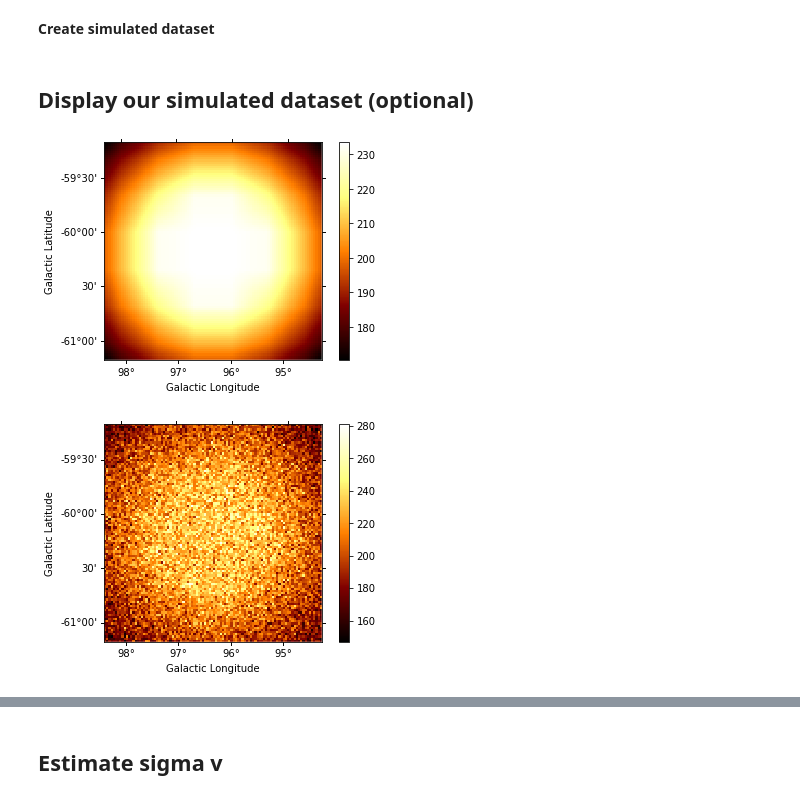
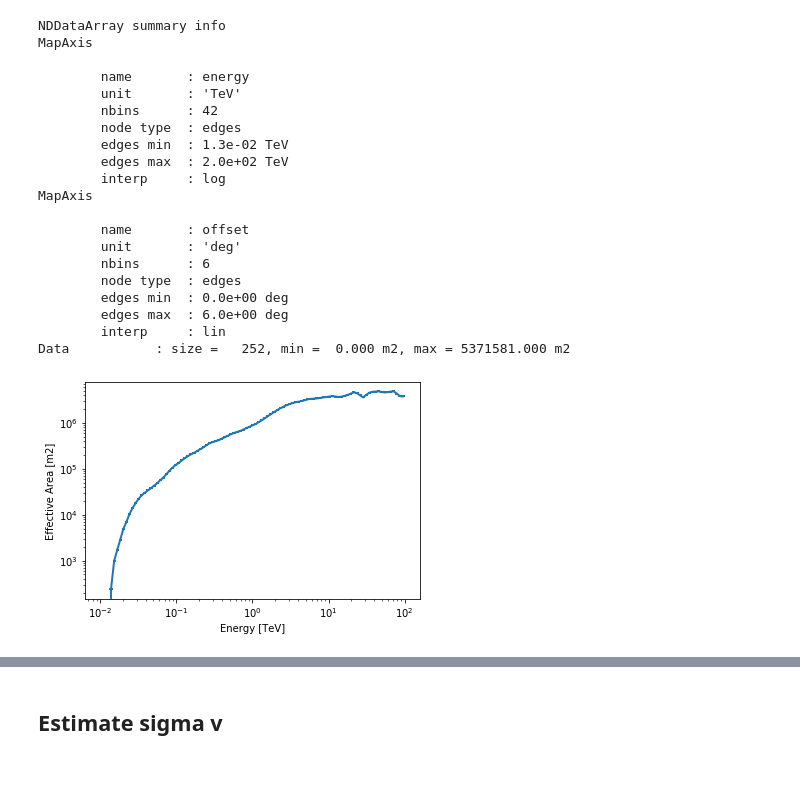
Before and after one commit to peroju/dm-gammapy, a Jupyter notebook: notebooks/DarkMatterUseCaseSigmaVEstimator.ipynb, the cells around one changed output, grey strips where cells are left out. Saved outputs shown, nothing was run; the diff lists cells and outputs as text; code cells hidden in the pictures; blank space fills up the shorter version.

```diff
--- a/notebooks/DarkMatterUseCaseSigmaVEstimator.ipynb
+++ b/notebooks/DarkMatterUseCaseSigmaVEstimator.ipynb
@@ -18,0 +16,18 @@ from gammapy.modeling import Fit
+# %%
+# -
+livetime = 100 * u.h # in hours
+offset = 0.5 * u.deg
+GLON=0 * u.deg  # -> convert to ALtAz
+GLAT=0 * u.deg  # -> convert to ALtAz
+
+# Energy from 0.01 to 100 TeV with 20 bins/decade
+energy = np.logspace(-1.8, 1.5, 20) * u.TeV
+
+# Energy true wider range and higher number of bins
+energy_true = np.logspace(-2, 2, 100) * u.TeV
+
+# DMAnnihilation Model
+JFAC = 3.41e19 * u.Unit("GeV2 cm-5") # point source
+mDM = 5000*u.Unit("GeV")
+channel = "b"
+redshift = 5
@@ -19,3 +36,6 @@ from gammapy.modeling import Fit
 # %%
-filename = "$CTADATA/caldb/data/cta/1dc/bcf/South_z20_50h/irf_file.fits"
-irfs = load_cta_irfs(filename)
+# Load IRFs
+filename = (
+    "$GAMMAPY_DATA/cta-1dc/caldb/data/cta/1dc/bcf/South_z20_50h/irf_file.fits"
+)
+cta_irf = load_cta_irfs(filename)
@@ -46,4 +41,0 @@ geom = WcsGeom.create(
-# %%
-pointing = src_pos
-livetime = 50 * u.hour
-offset = 2 * u.deg
@@ -76,2 +41,0 @@ sky_model = SkyModel(
-# %% [markdown]
-**Create simulated dataset**
@@ -87,13 +42,27 @@ simulated_ds = simulate_dataset(
-# %% [markdown]
-## Display our simulated dataset (optional)
-# %%
-npred_map = simulated_ds.npred()
-npred_map.sum_over_axes().plot(add_cbar=True);
-#npred_map.plot_interactive(add_cbar=True);
-# %% [output]
-[figure, removed]
-# %%
-simulated_ds.counts.sum_over_axes().plot(add_cbar=True);
-#simulated_ds.counts.plot_interactive(add_cbar=True);
-# %% [output]
-[figure, removed]
+# %%
+aeff = cta_irf["aeff"].to_effective_area_table(offset=offset, energy=energy_true)
+aeff.plot()
+plt.loglog()
+print(cta_irf["aeff"].data)
+# %% [output]
+NDDataArray summary info
+MapAxis
+
+        name       : energy
+        unit       : 'TeV'
+        nbins      : 42
+        node type  : edges
+        edges min  : 1.3e-02 TeV
+        edges max  : 2.0e+02 TeV
+        interp     : log
+MapAxis
+
+        name       : offset
+        unit       : 'deg'
+        nbins      : 6
+        node type  : edges
+        edges min  : 0.0e+00 deg
+        edges max  : 6.0e+00 deg
+        interp     : lin
+Data           : size =   252, min =  0.000 m2, max = 5371581.000 m2
+[figure, added]
```
Also changed, not shown: parts of 39 cells of this notebook.
